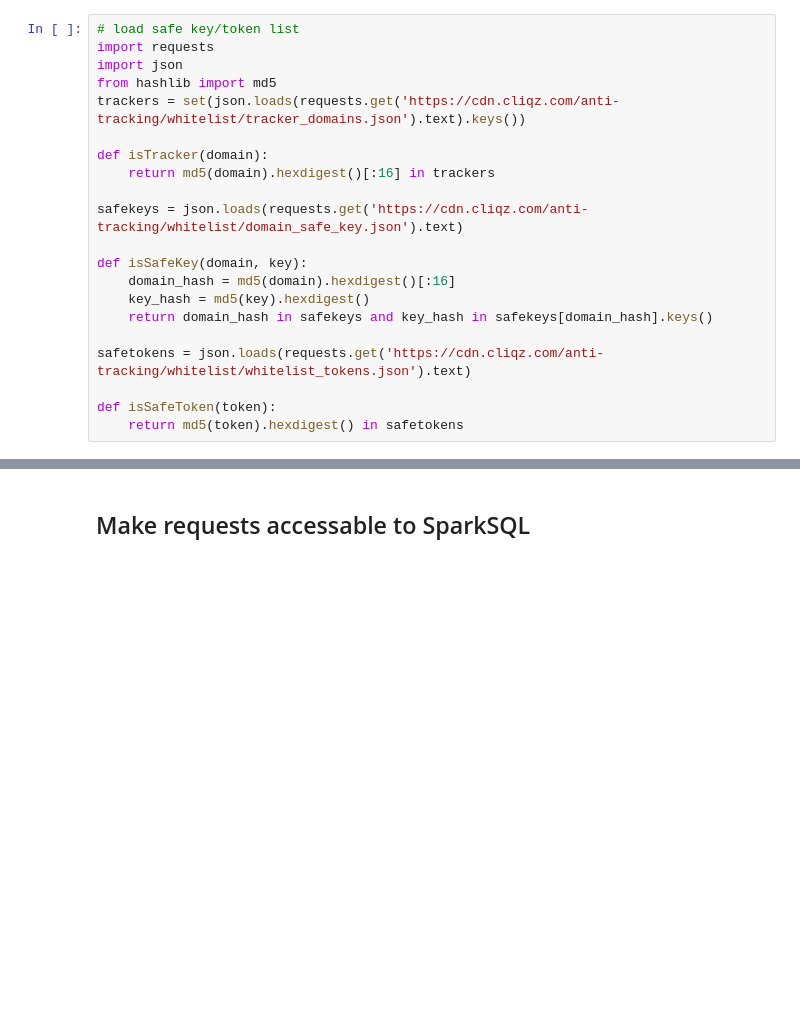
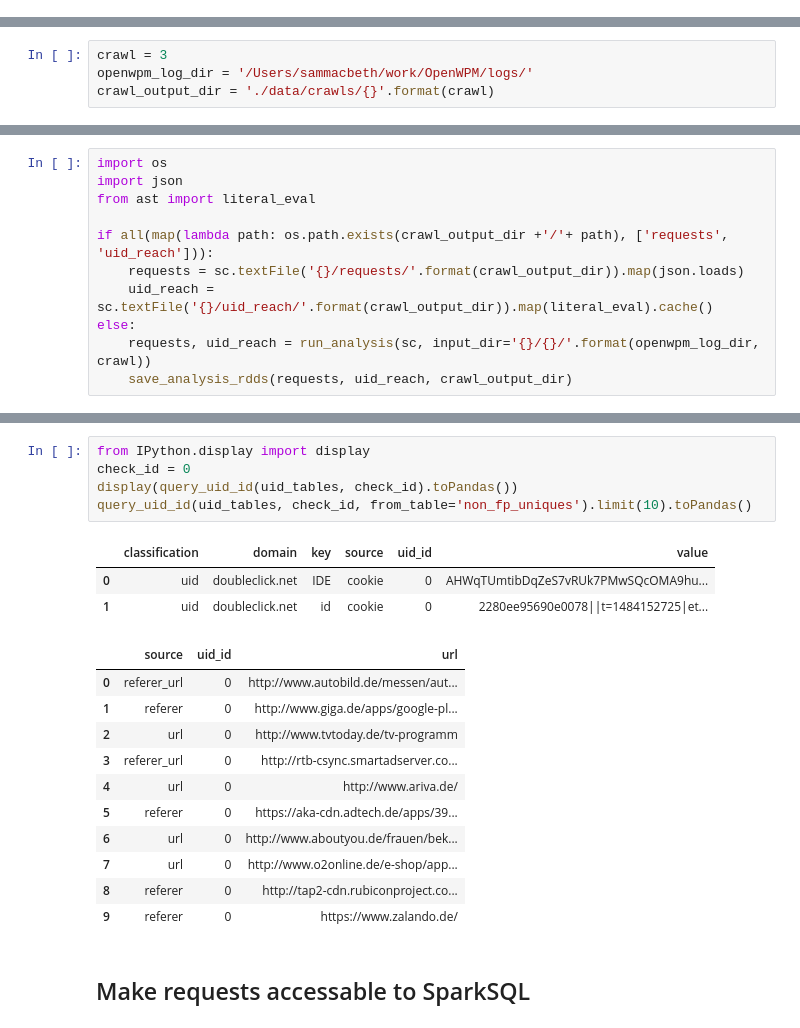
Before and after one commit to sammacbeth/tracking_measurement, a Jupyter notebook: UID Analysis.ipynb, the cells around one changed output, grey strips where cells are left out. Drawn from its saved outputs; the diff is of its cells as text; blank space fills up the shorter version.

```diff
--- a/UID Analysis.ipynb
+++ b/UID Analysis.ipynb
@@ -8,21 +0,0 @@ uid_reach.count()
-# %%
-# load safe key/token list
-import requests
-import json
-from hashlib import md5
-trackers = set(json.loads(requests.get('https://cdn.cliqz.com/anti-tracking/whitelist/tracker_domains.json').text).keys())
-
-def isTracker(domain):
-    return md5(domain).hexdigest()[:16] in trackers
-
-safekeys = json.loads(requests.get('https://cdn.cliqz.com/anti-tracking/whitelist/domain_safe_key.json').text)
-
-def isSafeKey(domain, key):
-    domain_hash = md5(domain).hexdigest()[:16]
-    key_hash = md5(key).hexdigest()
-    return domain_hash in safekeys and key_hash in safekeys[domain_hash].keys()
-
-safetokens = json.loads(requests.get('https://cdn.cliqz.com/anti-tracking/whitelist/whitelist_tokens.json').text)
-
-def isSafeToken(token):
-    return md5(token).hexdigest() in safetokens
@@ -33,0 +5,4 @@ def is_manual_safe(domain, key, value):
+# %%
+crawl = 3
+openwpm_log_dir = '/Users/sammacbeth/work/OpenWPM/logs/'
+crawl_output_dir = './data/crawls/{}'.format(crawl)
@@ -33,0 +11,11 @@ def is_manual_safe(domain, key, value):
+# %%
+import os
+import json
+from ast import literal_eval
+
+if all(map(lambda path: os.path.exists(crawl_output_dir +'/'+ path), ['requests', 'uid_reach'])):
+    requests = sc.textFile('{}/requests/'.format(crawl_output_dir)).map(json.loads)
+    uid_reach = sc.textFile('{}/uid_reach/'.format(crawl_output_dir)).map(literal_eval).cache()
+else:
+    requests, uid_reach = run_analysis(sc, input_dir='{}/{}/'.format(openwpm_log_dir, crawl))
+    save_analysis_rdds(requests, uid_reach, crawl_output_dir)
@@ -34,2 +73,22 @@ def is_manual_safe(domain, key, value):
+# %%
+from IPython.display import display
+check_id = 0
+display(query_uid_id(uid_tables, check_id).toPandas())
+query_uid_id(uid_tables, check_id, from_table='non_fp_uniques').limit(10).toPandas()
+# %% [output]
+|  | classification | domain | key | source | uid_id | value |
+| 0 | uid | doubleclick.net | IDE | cookie | 0 | AHWqTUmtibDqZeS7vRUk7PMwSQcOMA9hu... |
+| 1 | uid | doubleclick.net | id | cookie | 0 | 2280ee95690e0078||t=1484152725|et... |
+|  | source | uid_id | url |
+| 0 | referer_url | 0 | http://www.autobild.de/messen/aut... |
+| 1 | referer | 0 | http://www.giga.de/apps/google-pl... |
+| 2 | url | 0 | http://www.tvtoday.de/tv-programm |
+| 3 | referer_url | 0 | http://rtb-csync.smartadserver.co... |
+| 4 | url | 0 | http://www.ariva.de/ |
+| 5 | referer | 0 | https://aka-cdn.adtech.de/apps/39... |
+| 6 | url | 0 | http://www.aboutyou.de/frauen/bek... |
+| 7 | url | 0 | http://www.o2online.de/e-shop/app... |
+| 8 | referer | 0 | http://tap2-cdn.rubiconproject.co... |
+| 9 | referer | 0 | https://www.zalando.de/ |
 # %% [markdown]
 ## Make requests accessable to SparkSQL
```
Also changed, not shown: parts of 17 cells of this notebook, 3 other files.
